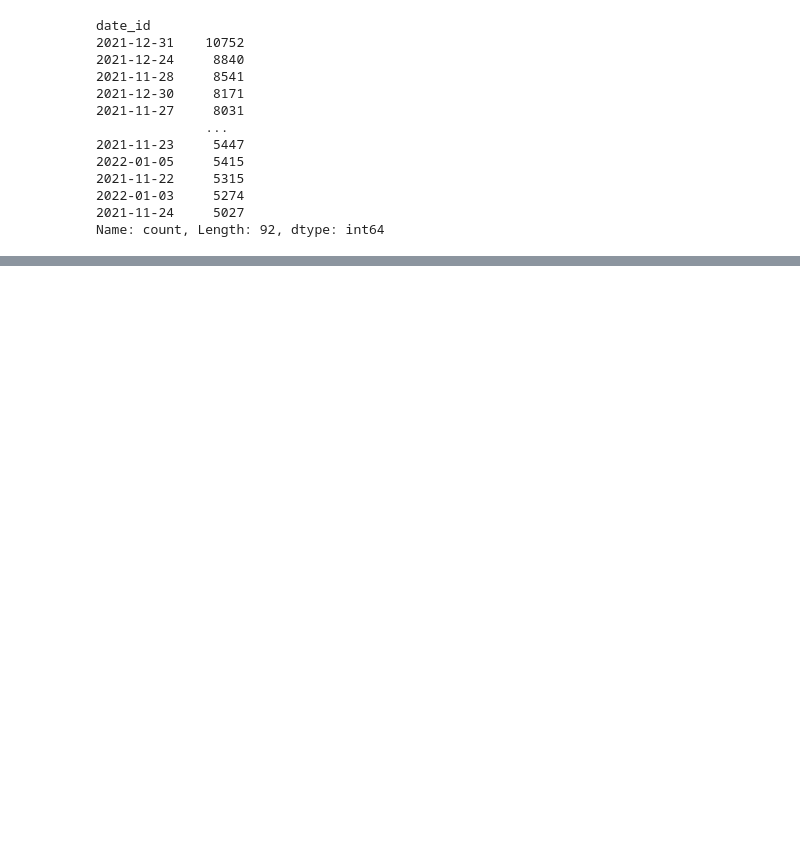
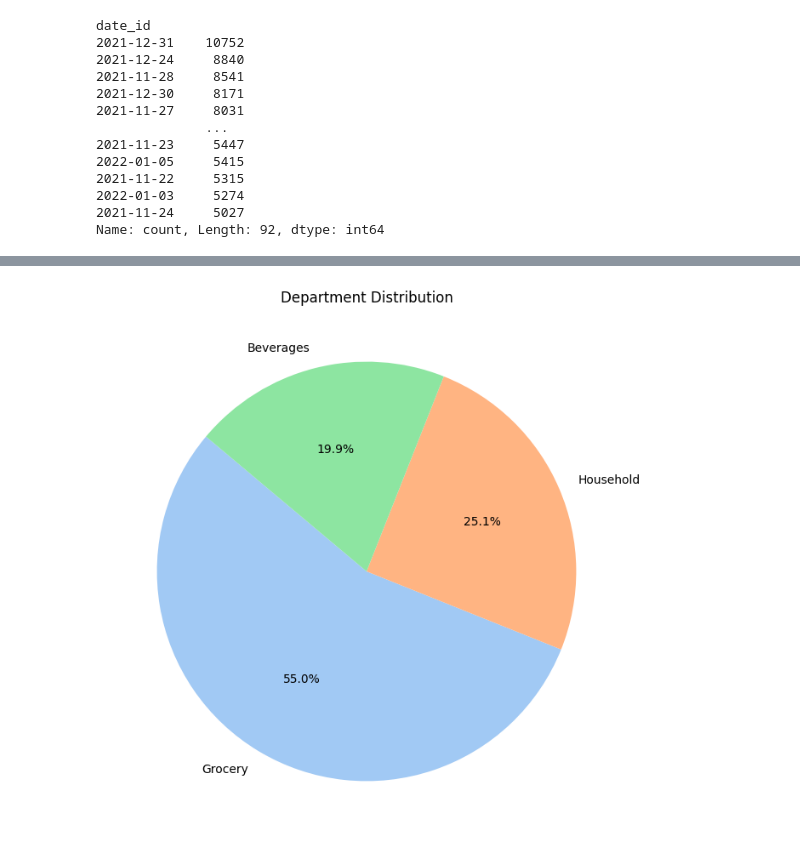
Before and after one commit to Vaseekaran-V/ML_CW, a Jupyter notebook: analysis/Data Analysis.ipynb, the cells around one changed output, grey strips where cells are left out. Cells and saved outputs as stored; diff of their text form; code cells hidden in the pictures; blank space fills up the shorter version.

```diff
--- a/analysis/Data Analysis.ipynb
+++ b/analysis/Data Analysis.ipynb
@@ -109,0 +128,10 @@ Name: count, Length: 92, dtype: int64
+# %%
+dept_value_counts = df['item_dept'].value_counts()
+# %%
+# Plotting the pie chart
+plt.figure(figsize=(8, 8))
+plt.pie(dept_value_counts, labels=dept_value_counts.index, autopct='%1.1f%%', startangle=140, colors=sns.color_palette('pastel'))
+plt.title('Department Distribution')
+plt.show()
+# %% [output]
+[figure, added]
```
Also changed, not shown: parts of 30 cells of this notebook.
